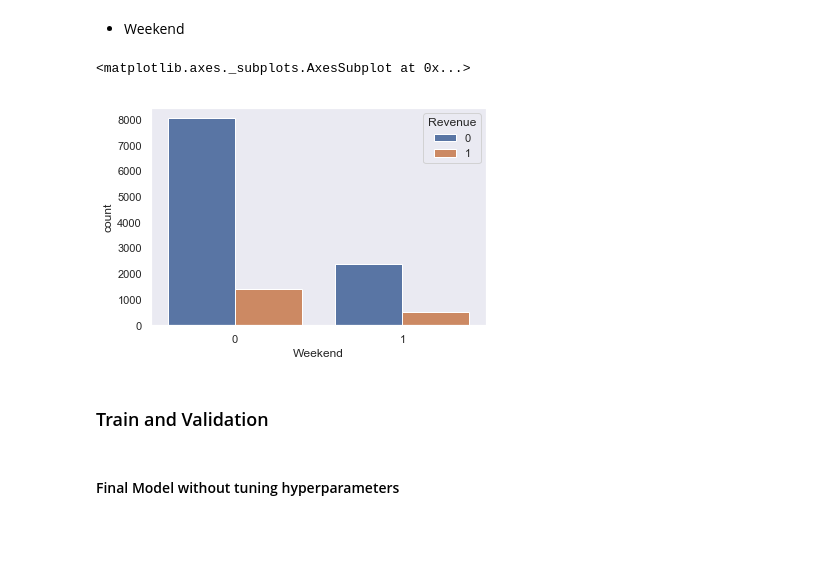
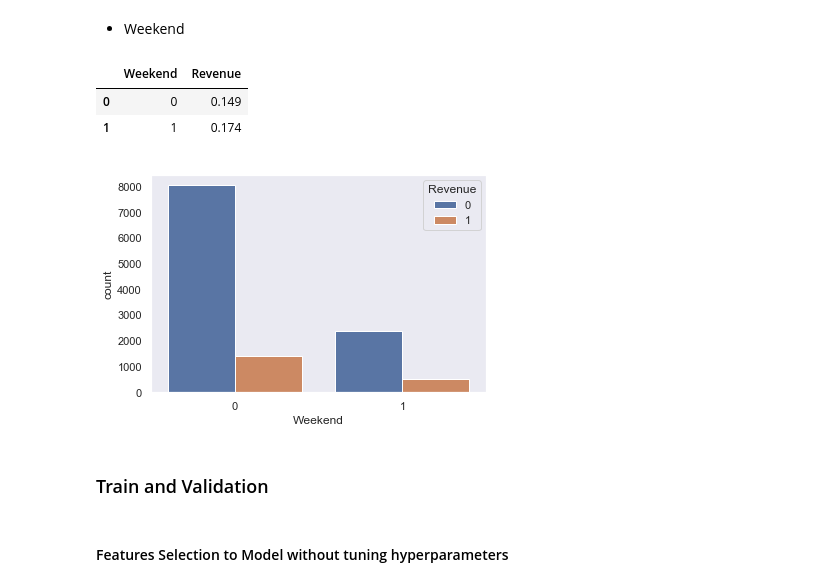
Before and after one commit to cyj407/online-shoppers-purchasing-intention, a Jupyter notebook: main.ipynb, the cells around one changed output. Drawn from its saved outputs; the diff is of its cells as text; code cells hidden in the pictures; blank space fills up the shorter version.

Commit message:
Train model step-by-step and modify Report

```diff
--- a/main.ipynb
+++ b/main.ipynb
@@ -440,10 +453,13 @@ df[['New_Visitor', 'Other', 'Returning_Visitor']].head()
 - Weekend
 # %%
 sns.countplot(df['Weekend'], hue=df['Revenue'])
+display(df[["Weekend", "Revenue"]].groupby(['Weekend'], as_index=False).mean().round(3))
 # %% [output]
-<matplotlib.axes._subplots.AxesSubplot at 0x...>
+|  | Weekend | Revenue |
+| 0 | 0 | 0.149 |
+| 1 | 1 | 0.174 |
 [figure]
 # %% [markdown]
 ### Train and Validation
 # %% [markdown]
-#### Final Model without tuning hyperparameters
+#### Features Selection to  Model without tuning hyperparameters
```
Also changed, not shown: parts of 14 cells of this notebook, 1 other file.
